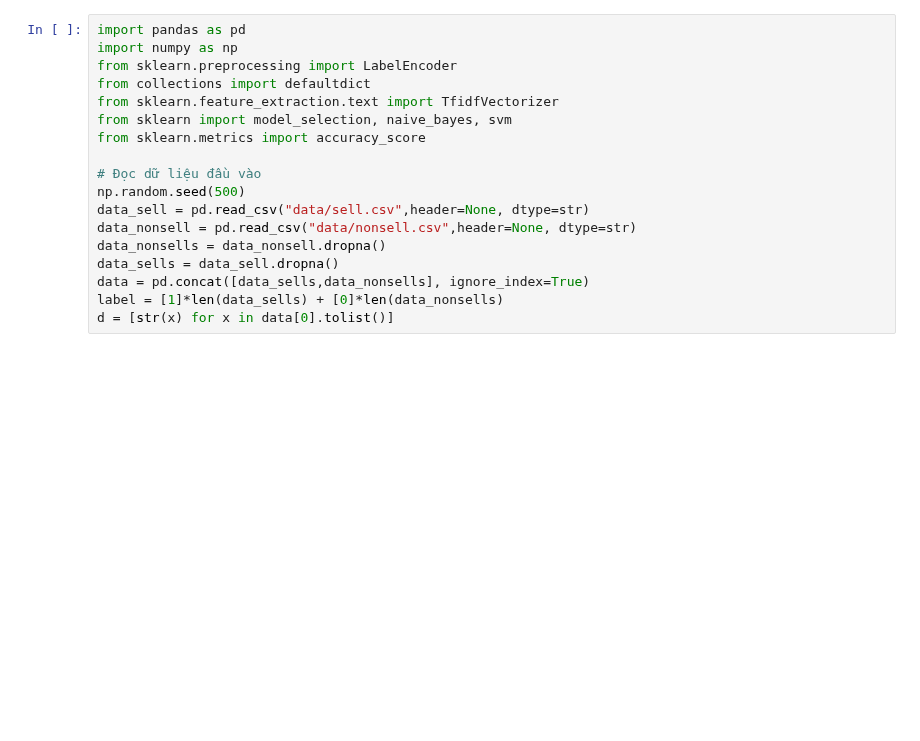
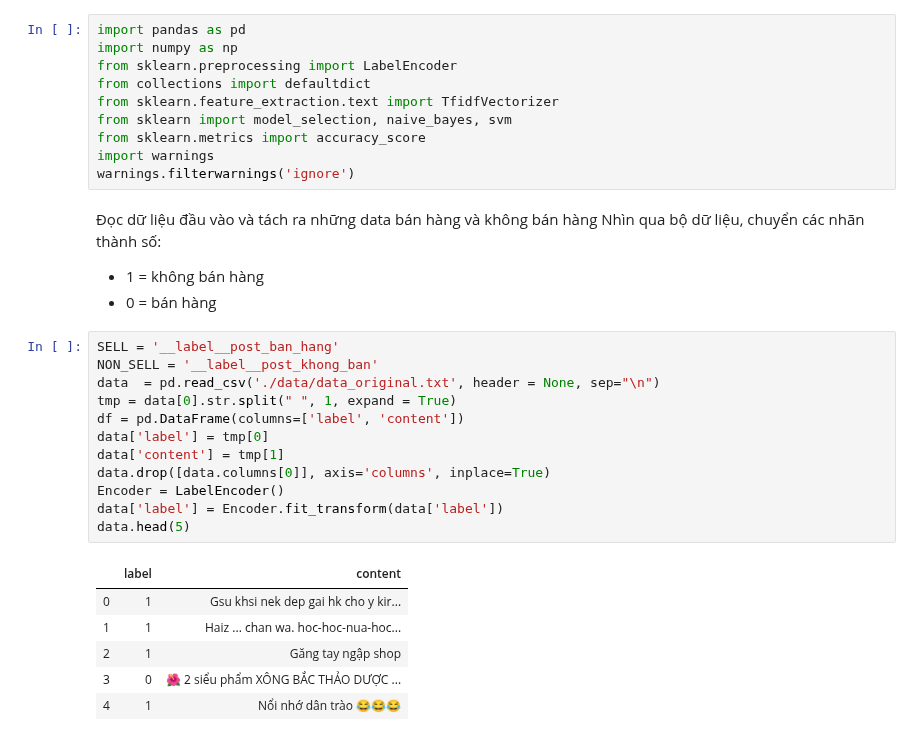
Before and after one commit to ngocdangrby/SellDetectionDatamining, a Jupyter notebook: Selldetection.ipynb, the cells around one changed output. Drawn from its saved outputs; the diff is of its cells as text; blank space fills up the shorter version.

```diff
--- a/Selldetection.ipynb
+++ b/Selldetection.ipynb
@@ -6,13 +19,29 @@ from collections import defaultdict
 from sklearn.feature_extraction.text import TfidfVectorizer
 from sklearn import model_selection, naive_bayes, svm
 from sklearn.metrics import accuracy_score
-
-# Đọc dữ liệu đầu vào
-np.random.seed(500)
-data_sell = pd.read_csv("data/sell.csv",header=None, dtype=str)
-data_nonsell = pd.read_csv("data/nonsell.csv",header=None, dtype=str)
-data_nonsells = data_nonsell.dropna()
-data_sells = data_sell.dropna()
-data = pd.concat([data_sells,data_nonsells], ignore_index=True)
-label = [1]*len(data_sells) + [0]*len(data_nonsells)
-d = [str(x) for x in data[0].tolist()]
+import warnings
+warnings.filterwarnings('ignore')
+# %% [markdown]
+Đọc dữ liệu đầu vào và tách ra những data bán hàng và không bán hàng
+Nhìn qua bộ dữ liệu, chuyển các nhãn thành số:
+* 1 = không bán hàng
+* 0 = bán hàng
+# %%
+SELL = '__label__post_ban_hang'
+NON_SELL = '__label__post_khong_ban'
+data  = pd.read_csv('./data/data_original.txt', header = None, sep="\n")
+tmp = data[0].str.split(" ", 1, expand = True)
+df = pd.DataFrame(columns=['label', 'content'])
+data['label'] = tmp[0]
+data['content'] = tmp[1]
+data.drop([data.columns[0]], axis='columns', inplace=True)
+Encoder = LabelEncoder()
+data['label'] = Encoder.fit_transform(data['label'])
+data.head(5)
+# %% [output]
+|  | label | content |
+| 0 | 1 | Gsu khsi nek dep gai hk cho y kir... |
+| 1 | 1 | Haiz ... chan wa. hoc-hoc-nua-hoc... |
+| 2 | 1 | Găng tay ngập shop |
+| 3 | 0 | 🌺 2 siểu phẩm XÔNG BẮC THẢO DƯỢC ... |
+| 4 | 1 | Nổi nhớ dân trào 😂😂😂 |
```
Also changed, not shown: parts of 18 cells of this notebook, 14 other files.
